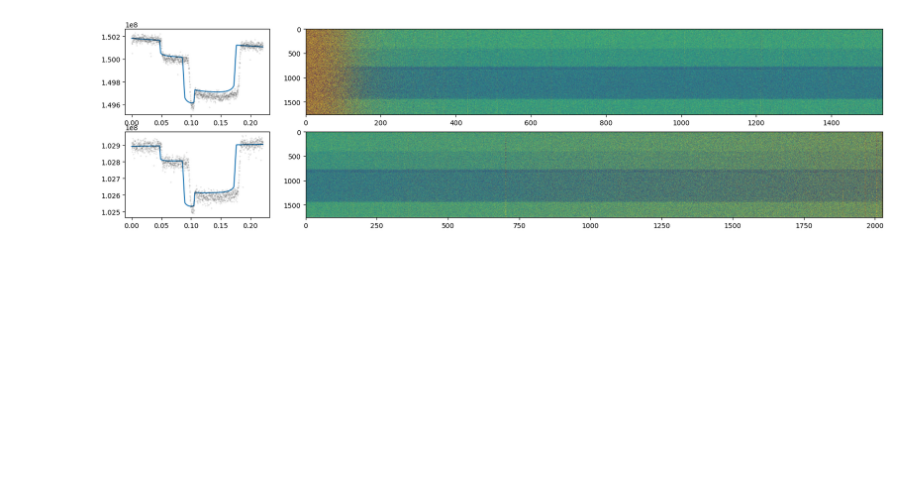
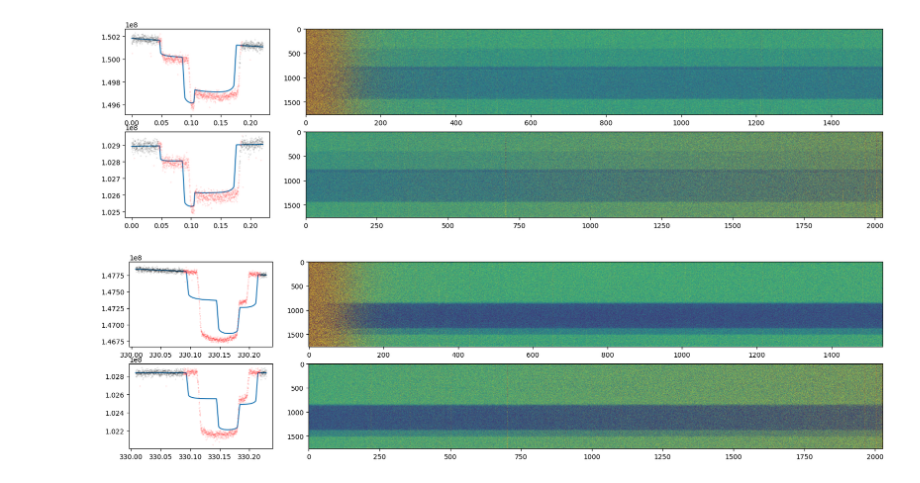
Before and after one commit to tagordon/HBM, a Jupyter notebook: lightcurve_fitting/demo.ipynb, the cells around one changed output. Drawn from its saved outputs; the diff is of its cells as text; code cells hidden in the pictures; blank space fills up the shorter version.

```diff
--- a/lightcurve_fitting/demo.ipynb
+++ b/lightcurve_fitting/demo.ipynb
@@ -34,12 +40,13 @@ control_dict_nrs1 = {
     # eureka or jedi
     'pipeline': 'eureka',
 
-    'priors': [priors_d, priors_b],
+    'priors': [priors_d, priors_b, priors_c],
     'stellar_parameters': st_params,
 
     # this is the directory that all the input files are located in
     'data_directories': [
-        '/Users/tylergordon/research/HBM/volga/TOI-270_d/4098_17/S3_nrs1_ap4_bg7_SpecData.h5'
+        '/Users/tylergordon/research/HBM/volga/TOI-270_d/4098_17/S3_nrs1_ap4_bg7_SpecData.h5',
+        '/Users/tylergordon/research/HBM/volga/TOI-270_d/4098_16/S3_nrs1_ap3_bg8_SpecData.h5'
     ],
 
     # use this to mask any columns that look like they got a bad background subtraction
@@ -49,8 +56,8 @@ control_dict_nrs1 = {
     'detector': 'nrs1',
 
     # number of MCMC samples and number to crop off beginning of chains for burn-in
-    'samples': 10_000,
-    'burnin': 5_000,
+    'samples': 1_000,
+    'burnin': 500,
 
     # number of processors to use: 2 seems to be best on my computer for some reason.
     'num_proc': 2,
@@ -65,51 +72,65 @@ control_dict_nrs1 = {
     'num_proc_slc': 12,
 
     # number of samples for white lightcurve fitting
-    'samples_slc': 5000
+    'samples_slc': 1_000
 }
 
 control_dict_nrs2 = {
     'pipeline': 'eureka',
-    'priors': [priors_d, priors_b],
+    'priors': [priors_d, priors_b, priors_c],
     'stellar_parameters': st_params,
     'data_directories': [
-        '/Users/tylergordon/research/HBM/volga/TOI-270_d/4098_17/S3_nrs2_ap3_bg6_SpecData.h5'
+        '/Users/tylergordon/research/HBM/volga/TOI-270_d/4098_17/S3_nrs2_ap3_bg6_SpecData.h5',
+        '/Users/tylergordon/research/HBM/volga/TOI-270_d/4098_16/S3_nrs2_ap3_bg7_SpecData.h5'
     ],
     'columns_to_mask': [],
     'detector': 'nrs2',
-    'samples': 10_000,
-    'burnin': 5_000,
+    'samples': 1_000,
+    'burnin': 500,
     'num_proc': 2,
     'polyorder': 1,
     'show_progress_bar': True,
     'num_proc_slc': 12,
-    'samples_slc': 5000
+    'samples_slc': 1_000
 }
 # %%
+import imp
+import fit_wlc
+import transit
+import wlc_utils
+import utils
+imp.reload(utils)
+imp.reload(transit)
+imp.reload(wlc_utils)
+imp.reload(fit_wlc)
+
 # plot the white lightcurves along with the model corresponding to the initial parameters for the MCMC fit
 # also plots the time vs. x-pixel images for identifying bad columns or other artifacts
 
 from fit_wlc import check_initial_state, prep_data
 
 times_nrs1, spects_nrs1, errs_nrs1, _, specs_nrs1, flux_nrs1, _= prep_data(control_dict_nrs1)
-initial_models_nrs1 = check_initial_state(control_dict_nrs1)
+initial_models_nrs1, masks_nrs1 = check_initial_state(control_dict_nrs1)
 
 times_nrs2, spects_nrs2, errs_nrs2, _, specs_nrs2, flux_nrs2, _ = prep_data(control_dict_nrs2)
-initial_models_nrs2 = check_initial_state(control_dict_nrs2)
+initial_models_nrs2, masks_nrs2 = check_initial_state(control_dict_nrs2)
 
 for i in range(len(times_nrs1)):
 
     fig, axs = plt.subplots(2, 2, figsize=(20, 5), gridspec_kw={'hspace': 0.2, 'wspace': 0.1, 'width_ratios':(0.2, 0.8)})
 
     axs[0, 0].plot(times_nrs1[i], initial_models_nrs1[i])
-    axs[0, 0].plot(times_nrs1[i], flux_nrs1[i], 'k.', markersize=0.2)
+    axs[0, 0].plot(times_nrs1[i][~masks_nrs1[i]], flux_nrs1[i][~masks_nrs1[i]], 'k.', markersize=0.2)
+    axs[0, 0].plot(times_nrs1[i][masks_nrs1[i]], flux_nrs1[i][masks_nrs1[i]], 'r.', markersize=0.2)
     axs[0, 1].imshow(spects_nrs1[i] / np.nanmedian(spects_nrs1[i], axis=0), aspect='auto', vmin=0.99, vmax=1.01)
 
     axs[1, 0].plot(times_nrs2[i], initial_models_nrs2[i])
-    axs[1, 0].plot(times_nrs2[i], flux_nrs2[i], 'k.', markersize=0.2)
+    axs[1, 0].plot(times_nrs2[i][~masks_nrs2[i]], flux_nrs2[i][~masks_nrs2[i]], 'k.', markersize=0.2)
+    axs[1, 0].plot(times_nrs2[i][masks_nrs2[i]], flux_nrs2[i][masks_nrs2[i]], 'r.', markersize=0.2)
     axs[1, 1].imshow(spects_nrs2[i] / np.nanmedian(spects_nrs2[i], axis=0), aspect='auto', vmin=0.99, vmax=1.01)
 # %% [output]
-[figure, old version]
+[figure, new version]
+[figure, added]
 # %%
 import imp
 import fit_wlc
```
Also changed, not shown: parts of 11 cells of this notebook, 5 other files.
